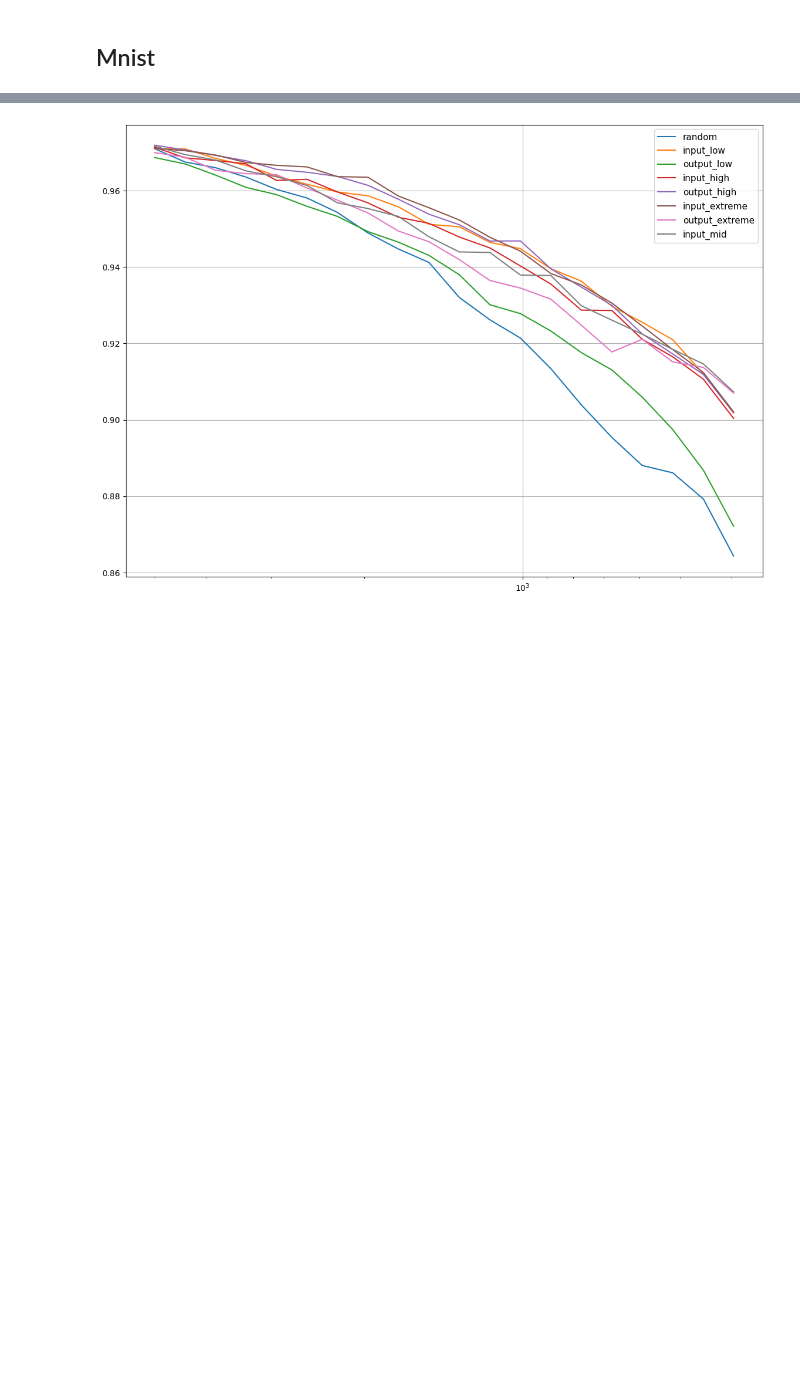
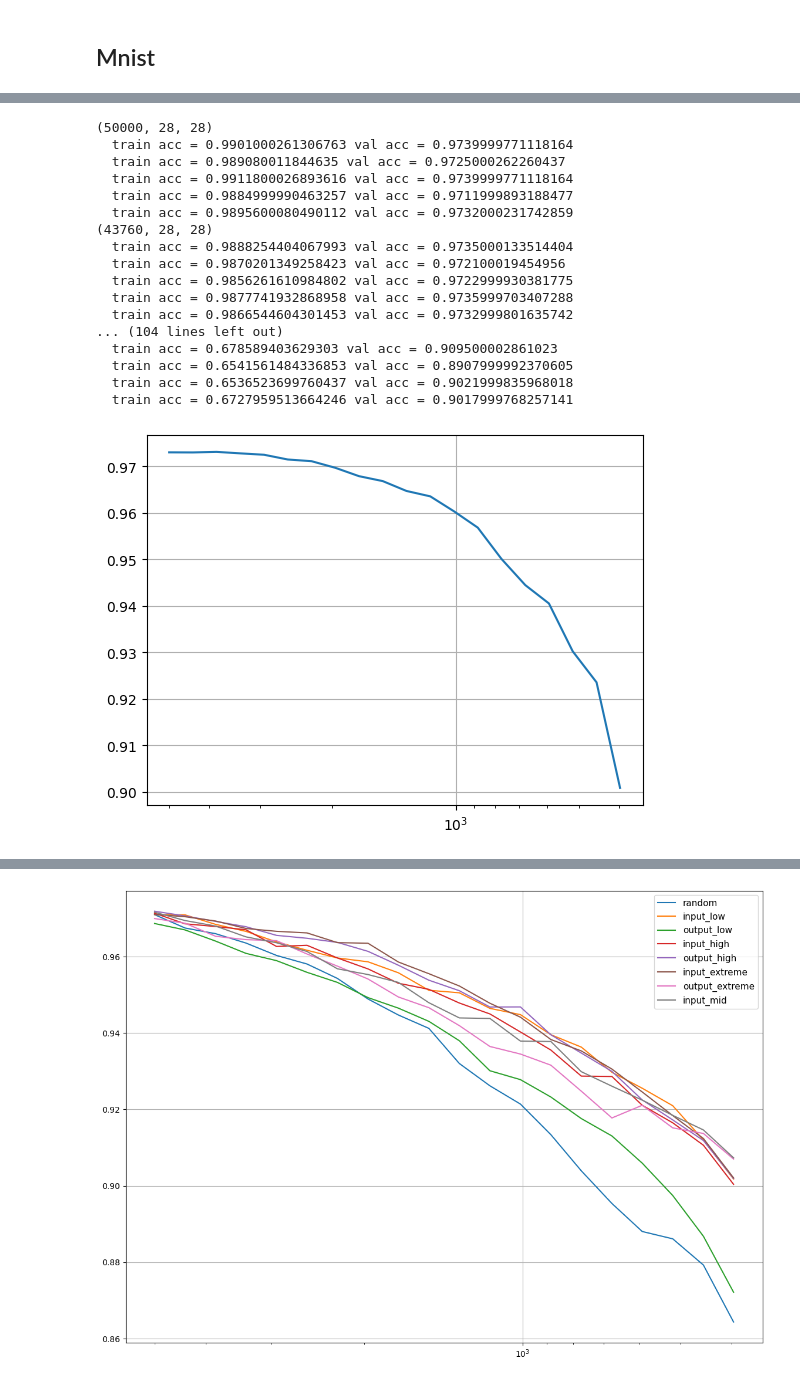
Before and after one commit to nico22nguyen/masters-thesis, a Jupyter notebook: mnist_reduction.ipynb, the cells around one changed output, grey strips where cells are left out. Saved outputs shown, nothing was run; the diff lists cells and outputs as text; code cells hidden in the pictures; blank space fills up the shorter version.

```diff
--- a/mnist_reduction.ipynb
+++ b/mnist_reduction.ipynb
@@ -131 +155,9 @@ def create_model():
+# %%
+def jacobian(model, input, target, lossfunc=tf.keras.losses.CategoricalCrossentropy()):
+	_input, _target = tf.convert_to_tensor(input), tf.convert_to_tensor(target)
+	with tf.GradientTape() as tape:
+		tape.watch(_input)
+		out = model(_input)
+		loss = lossfunc(out, _target)
+		return np.array(tape.jacobian(loss, _input))
 # %%
@@ -179,0 +271,11 @@ datasizes = np.logspace(3.699, 2.599, 20).astype('int')
+# %%
+jacobians = jacobian(nt, X_train, Y_train)
+jacobian_norms = tf.norm(jacobians, axis=(1, 2))
+# %%
+Heslist = []
+lossfunc = tf.keras.losses.CategoricalCrossentropy()
+for i in range(X_train.shape[0]):
+	print(f'{i}/{X_train.shape[0]+1}')
+	Heslist.append(np.linalg.norm(get_hessian2(nt,X_train[i:i+1],Y_train[i:i+1],lossfunc=lossfunc)[0]))
+
+Heslist = np.array(Heslist)
@@ -180,2 +378,53 @@ datasizes = np.logspace(3.699, 2.599, 20).astype('int')
+# %%
+# normal hessian reduction
+acclist = []
+hess_val_acc= []
+for datasize in datasizes:
+  indicies = np.argsort(Heslist[train_y==0])[-datasize:]
+  Reduced_X_train = X_train[train_y==0][indicies]
+  Reduced_Y_train = Y_train[train_y==0][indicies]
+  for c in range(1,10):
+    indicies = np.argsort(Heslist[train_y==c])[-datasize:]
+    Reduced_X_train = np.vstack([ Reduced_X_train, X_train[train_y==c][indicies] ])
+    Reduced_Y_train = np.vstack([ Reduced_Y_train, Y_train[train_y==c][indicies] ])
+  print(Reduced_X_train.shape)
+
+  hess_val_acc.append([])
+  for i in range(5):
+    _nt = create_model()
+    #nt.summary()
+    #CustomOpt = tf.keras.optimizers.Adam(    learning_rate= 10e-3 )
+    _nt.compile(loss= tf.keras.losses.CategoricalCrossentropy(), optimizer='adam', metrics=['categorical_accuracy'])
+    history  = _nt.fit(Reduced_X_train, Reduced_Y_train,epochs=20,validation_data=(X_test, Y_test)  ,verbose=0, batch_size = 128  ) #, callbacks=[callback]
+    print(f"  train acc = {history.history['categorical_accuracy'][-1]} val acc = {history.history['val_categorical_accuracy'][-1]}")
+    #acclist.append(history.history['categorical_accuracy'][-1])
+    hess_val_acc[-1].append(history.history['val_categorical_accuracy'][-1])
+
+#plt.plot(datasizes,acclist)
+plt.plot(datasizes,np.mean(hess_val_acc,axis=1))
+#plt.legend(['acc ','valacc'],loc='upper right',fontsize =11)
+plt.xscale('log')
+plt.gca().invert_xaxis()
+plt.grid()
+plt.show()
+# %% [output]
+(50000, 28, 28)
+  train acc = 0.9901000261306763 val acc = 0.9739999771118164
+  train acc = 0.989080011844635 val acc = 0.9725000262260437
+  train acc = 0.9911800026893616 val acc = 0.9739999771118164
+  train acc = 0.9884999990463257 val acc = 0.9711999893188477
+  train acc = 0.9895600080490112 val acc = 0.9732000231742859
+(43760, 28, 28)
+  train acc = 0.9888254404067993 val acc = 0.9735000133514404
+  train acc = 0.9870201349258423 val acc = 0.972100019454956
+  train acc = 0.9856261610984802 val acc = 0.9722999930381775
+  train acc = 0.9877741932868958 val acc = 0.9735999703407288
+  train acc = 0.9866544604301453 val acc = 0.9732999801635742
+... (104 lines left out)
+  train acc = 0.678589403629303 val acc = 0.909500002861023
+  train acc = 0.6541561484336853 val acc = 0.8907999992370605
+  train acc = 0.6536523699760437 val acc = 0.9021999835968018
+  train acc = 0.6727959513664246 val acc = 0.9017999768257141
+[figure, added]
 # %%
 random_val_acc, random_acc = get_accuracies(X_train, Y_train, X_test, Y_test, order_method='random')
```
Also changed, not shown: parts of 21 cells of this notebook.
